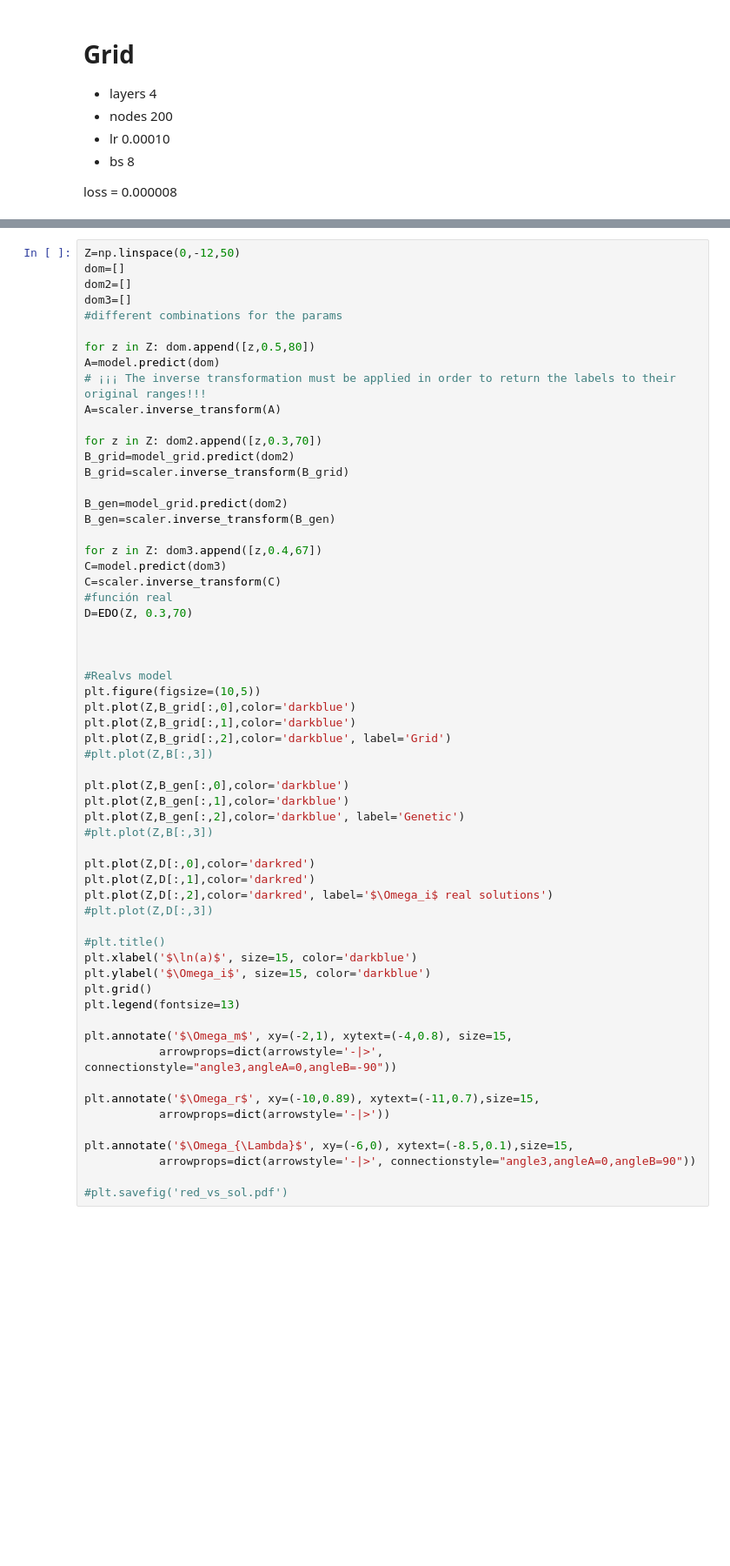
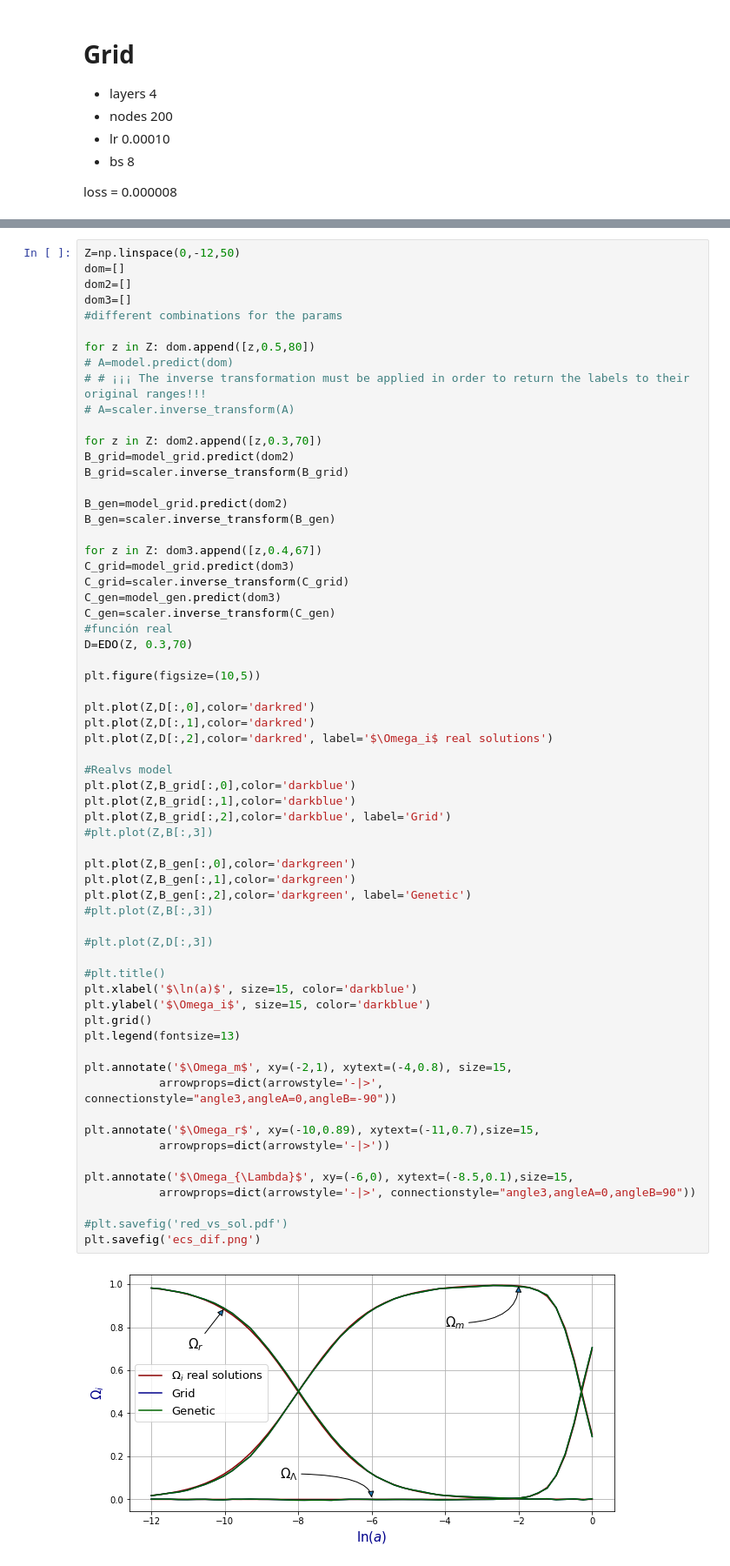
Before and after one commit to igomezv/nnogada, a Jupyter notebook: ecs_diff.ipynb, the cells around one changed output, grey strips where cells are left out. Shown at 87% size. Drawn from its saved outputs; the diff is of its cells as text; blank space fills up the shorter version.

```diff
--- a/ecs_diff.ipynb
+++ b/ecs_diff.ipynb
@@ -174,9 +188,9 @@ dom3=[]
 #different combinations for the params
 
 for z in Z: dom.append([z,0.5,80])
-A=model.predict(dom)
-# ¡¡¡ The inverse transformation must be applied in order to return the labels to their original ranges!!!
-A=scaler.inverse_transform(A)
+# A=model.predict(dom)
+# # ¡¡¡ The inverse transformation must be applied in order to return the labels to their original ranges!!!
+# A=scaler.inverse_transform(A)
 
 for z in Z: dom2.append([z,0.3,70])
 B_grid=model_grid.predict(dom2)
@@ -186,43 +200,48 @@ B_gen=model_grid.predict(dom2)
 B_gen=scaler.inverse_transform(B_gen)
 
 for z in Z: dom3.append([z,0.4,67])
-C=model.predict(dom3)
-C=scaler.inverse_transform(C)
+C_grid=model_grid.predict(dom3)
+C_grid=scaler.inverse_transform(C_grid)
+C_gen=model_gen.predict(dom3)
+C_gen=scaler.inverse_transform(C_gen)
 #función real
 D=EDO(Z, 0.3,70)
 
+plt.figure(figsize=(10,5))
 
+plt.plot(Z,D[:,0],color='darkred')
+plt.plot(Z,D[:,1],color='darkred')
+plt.plot(Z,D[:,2],color='darkred', label='$\Omega_i$ real solutions')
 
 #Realvs model
-plt.figure(figsize=(10,5))
 plt.plot(Z,B_grid[:,0],color='darkblue')
 plt.plot(Z,B_grid[:,1],color='darkblue')
 plt.plot(Z,B_grid[:,2],color='darkblue', label='Grid')
 #plt.plot(Z,B[:,3])
 
-plt.plot(Z,B_gen[:,0],color='darkblue')
-plt.plot(Z,B_gen[:,1],color='darkblue')
-plt.plot(Z,B_gen[:,2],color='darkblue', label='Genetic')
+plt.plot(Z,B_gen[:,0],color='darkgreen')
+plt.plot(Z,B_gen[:,1],color='darkgreen')
+plt.plot(Z,B_gen[:,2],color='darkgreen', label='Genetic')
 #plt.plot(Z,B[:,3])
 
-plt.plot(Z,D[:,0],color='darkred')
-plt.plot(Z,D[:,1],color='darkred')
-plt.plot(Z,D[:,2],color='darkred', label='$\Omega_i$ real solutions')
 #plt.plot(Z,D[:,3])
 
 #plt.title()
 plt.xlabel('$\ln(a)$', size=15, color='darkblue')
 plt.ylabel('$\Omega_i$', size=15, color='darkblue')
 plt.grid()
 plt.legend(fontsize=13)
 
 plt.annotate('$\Omega_m$', xy=(-2,1), xytext=(-4,0.8), size=15,
            arrowprops=dict(arrowstyle='-|>', connectionstyle="angle3,angleA=0,angleB=-90"))
 
 plt.annotate('$\Omega_r$', xy=(-10,0.89), xytext=(-11,0.7),size=15,
            arrowprops=dict(arrowstyle='-|>'))
 
 plt.annotate('$\Omega_{\Lambda}$', xy=(-6,0), xytext=(-8.5,0.1),size=15,
            arrowprops=dict(arrowstyle='-|>', connectionstyle="angle3,angleA=0,angleB=90"))
 
 #plt.savefig('red_vs_sol.pdf')
+plt.savefig('ecs_dif.png')
+# %% [output]
+[figure, added]
```
Also changed, not shown: parts of 7 cells of this notebook, 1 other file.
